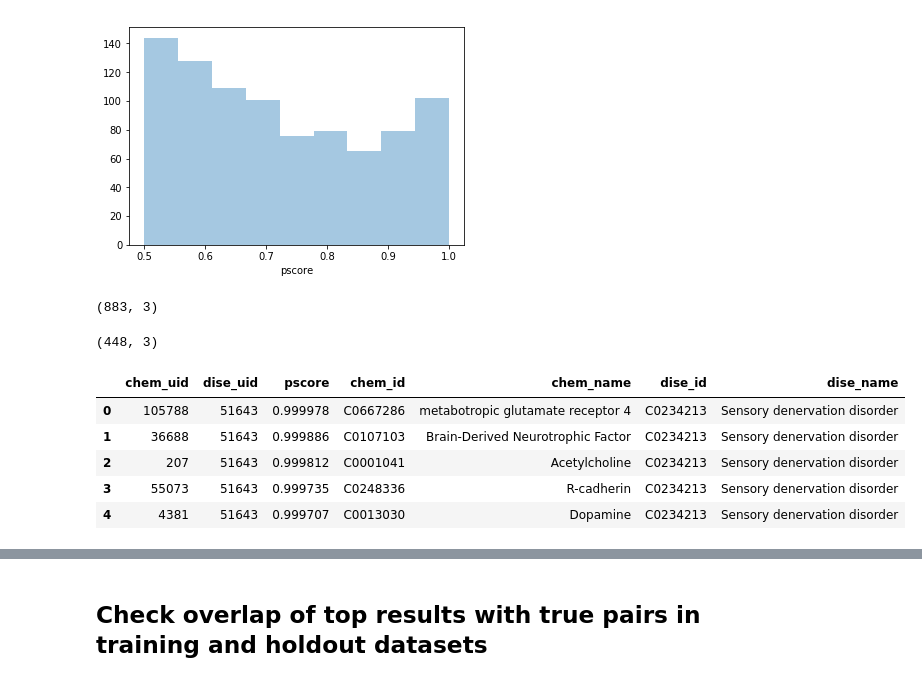
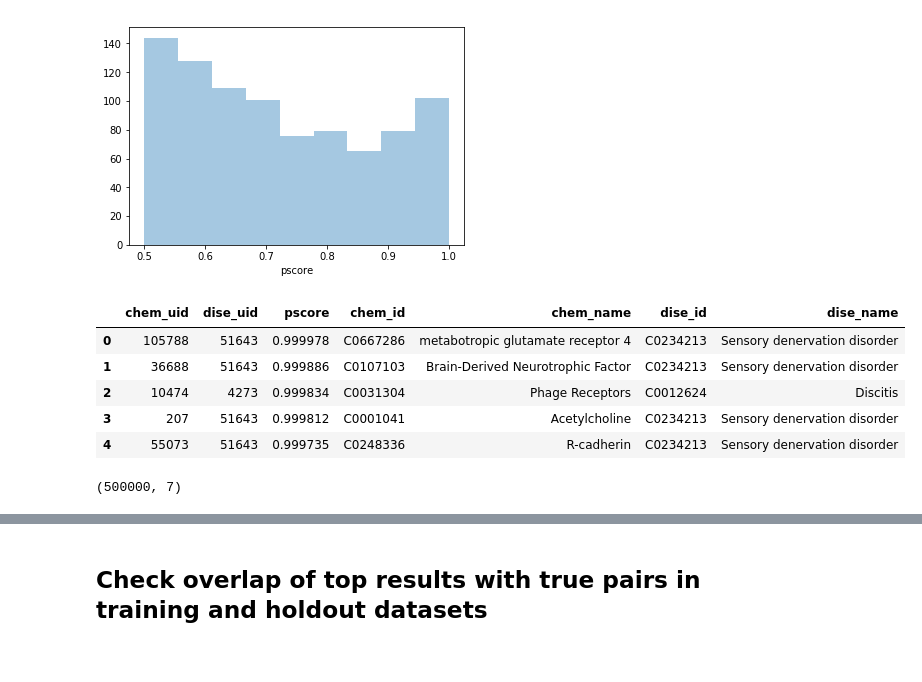
Before and after one commit to veleritas/walkpred, a Jupyter notebook: semmed/all_pred_test.ipynb, the cells around one changed output, grey strips where cells are left out. Saved outputs shown, nothing was run; the diff lists cells and outputs as text; code cells hidden in the pictures.

```diff
--- a/semmed/all_pred_test.ipynb
+++ b/semmed/all_pred_test.ipynb
@@ -394,7 +380,3 @@ sns.distplot(res.query("pscore > 0.5")["pscore"], kde=False)
 # %% [output]
 <matplotlib.axes._subplots.AxesSubplot at 0x...>
 [figure]
-# %%
-res.query("pscore > 0.5").shape
-# %% [output]
-(883, 3)
@@ -403,4 +383,33 @@ topres = res.query("pscore > 0.7").sort_values("pscore", ascending=False).reset_
+# %%
+final = (res
+    .merge(
+        nodemap[["node_uid", "node_id", "name"]],
+        how="inner", left_on="chem_uid", right_on="node_uid"
+    )
+    .merge(
+        nodemap[["node_uid", "node_id", "name"]],
+        how="inner", left_on="dise_uid", right_on="node_uid"
+    )
+    .drop(["node_uid_x", "node_uid_y"], axis=1)
+    .rename(columns={
+        "node_id_x": "chem_id",
+        "name_x": "chem_name",
+        "node_id_y": "dise_id",
+        "name_y": "dise_name"
+    })
+    .sort_values(["pscore", "chem_uid", "dise_uid"], ascending=False)
+    .reset_index(drop=True)
+)
+# %%
+final.head()
+# %% [output]
+|  | chem_uid | dise_uid | pscore | chem_id | chem_name | dise_id | dise_name |
+| 0 | 105788 | 51643 | 0.999978 | C0667286 | metabotropic glutamate receptor 4 | C0234213 | Sensory denervation disorder |
+| 1 | 36688 | 51643 | 0.999886 | C0107103 | Brain-Derived Neurotrophic Factor | C0234213 | Sensory denervation disorder |
+| 2 | 10474 | 4273 | 0.999834 | C0031304 | Phage Receptors | C0012624 | Discitis |
+| 3 | 207 | 51643 | 0.999812 | C0001041 | Acetylcholine | C0234213 | Sensory denervation disorder |
+| 4 | 55073 | 51643 | 0.999735 | C0248336 | R-cadherin | C0234213 | Sensory denervation disorder |
 # %%
-topres.shape
+final.shape
 # %% [output]
-(448, 3)
+(500000, 7)
@@ -425,9 +415,0 @@ topinfo = (topres
-# %%
-topinfo.head()
-# %% [output]
-|  | chem_uid | dise_uid | pscore | chem_id | chem_name | dise_id | dise_name |
-| 0 | 105788 | 51643 | 0.999978 | C0667286 | metabotropic glutamate receptor 4 | C0234213 | Sensory denervation disorder |
-| 1 | 36688 | 51643 | 0.999886 | C0107103 | Brain-Derived Neurotrophic Factor | C0234213 | Sensory denervation disorder |
-| 2 | 207 | 51643 | 0.999812 | C0001041 | Acetylcholine | C0234213 | Sensory denervation disorder |
-| 3 | 55073 | 51643 | 0.999735 | C0248336 | R-cadherin | C0234213 | Sensory denervation disorder |
-| 4 | 4381 | 51643 | 0.999707 | C0013030 | Dopamine | C0234213 | Sensory denervation disorder |
```
Also changed, not shown: parts of 17 cells of this notebook.
